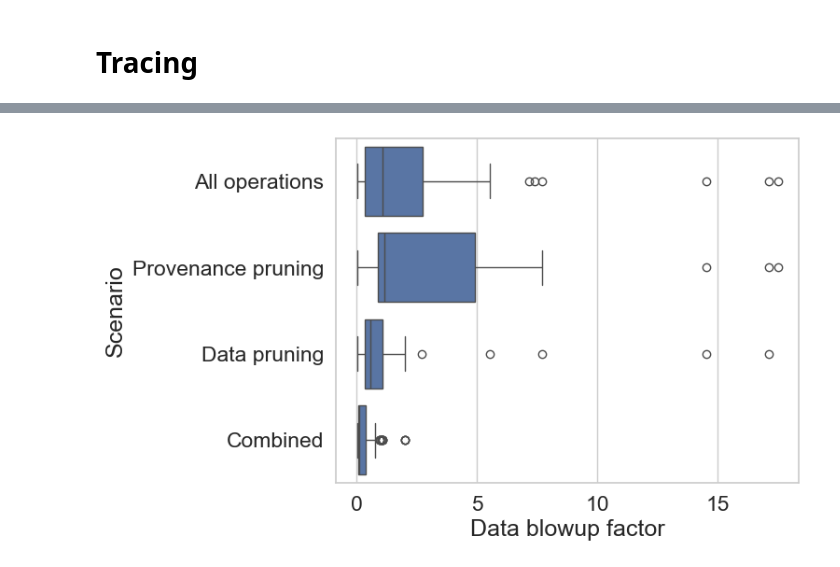
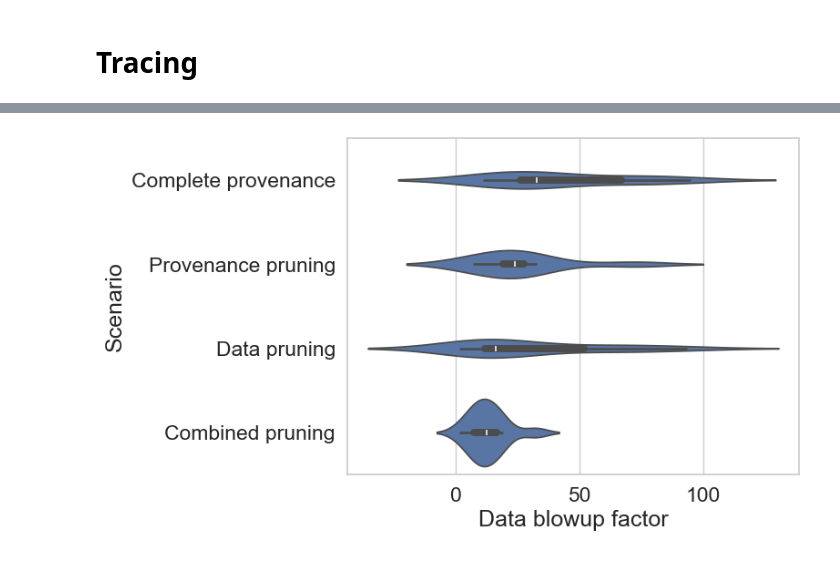
Before and after one commit to atlarge-research/provx, a Jupyter notebook: results/src/plots.ipynb, the cells around one changed output, grey strips where cells are left out. Saved outputs shown, nothing was run; the diff lists cells and outputs as text; code cells hidden in the pictures.

```diff
--- a/results/src/plots.ipynb
+++ b/results/src/plots.ipynb
@@ -300,4 +744,4 @@ plt.savefig(write_dir / f"overhead-size.svg", bbox_inches='tight')
 # %%
-data_dir = Path("das6") / "combined-scaling"
+data_dir = Path("das6") / "20240521-111351-combinedpruning"
 combined = parse_experiment_output(root_dir / "data" / data_dir)
-#combined
+combined.sort_values(by=["algorithm", "dataset", "storage_format"])
@@ -356,5 +840,0 @@ sns.boxplot(gg2_combined[gg2_combined["size"] > 1024**2], x="blowup")
-# %%
-storage_baseline["scenario"] = "All operations"
-joinVertices_compare_size["scenario"] = "Provenance pruning"
-smart_pruning_compare_size["scenario"] = "Data pruning"
-combined["scenario"] = "Combined"
@@ -367,4 +841,8 @@ See the caveats in the documentation: https://pandas.pydata.org/pandas-docs/stab
 # %%
+storage_baseline["scenario"] = "Complete provenance"
+joinVertices_compare_size["scenario"] = "Provenance pruning"
+smart_pruning_compare_size["scenario"] = "Data pruning"
+combined["scenario"] = "Combined pruning"
 together = [
     storage_baseline,
     joinVertices_compare_size,
@@ -372,3 +850,8 @@ together = [
     combined
 ]
 all_together = pd.concat(together)
+awww = all_together[["scenario", "dataset", "total_size"]][all_together["total_size"] > 1024**2]
+gg_combined = node_sizes.rename(columns={"total_size": "baseline_graph_size"})
+gg2_combined = pd.merge(awww, gg_combined, on=["dataset"])
+gg2_combined["blowup"] = gg2_combined["total_size"] / gg2_combined["baseline_graph_size"]
+gg2_combined
@@ -394,4 +880,0 @@ awww
-# %%
-gg_combined = graph_sizes.rename(columns={"total_size": "baseline_graph_size"})
-gg2_combined = pd.merge(awww, gg_combined, on=["dataset"])
-gg2_combined["blowup"] = gg2_combined["size"] / gg2_combined["baseline_graph_size"]
@@ -414,7 +881,10 @@ gg2_combined
 # %%
-ax = sns.boxplot(gg2_combined, x="blowup", y="scenario")
+ax = sns.violinplot(gg2_combined, x="blowup", y="scenario")
 ax.set_ylabel("Scenario")
 ax.set_xlabel("Data blowup factor")
-plt.savefig("/Users/gm/Downloads/blowup.svg", bbox_inches='tight')
+#plt.savefig("/Users/gm/Downloads/blowup.svg", bbox_inches='tight')
+write_dir = (plot_dir / "das6" / "conclusion")
+write_dir.mkdir(exist_ok=True, parents=True)
+plt.savefig(write_dir / "factor.pdf", bbox_inches='tight')
 # %% [output]
-[figure, old version]
+[figure, new version]
```
Also changed, not shown: parts of 65 cells of this notebook, 48 other files.
